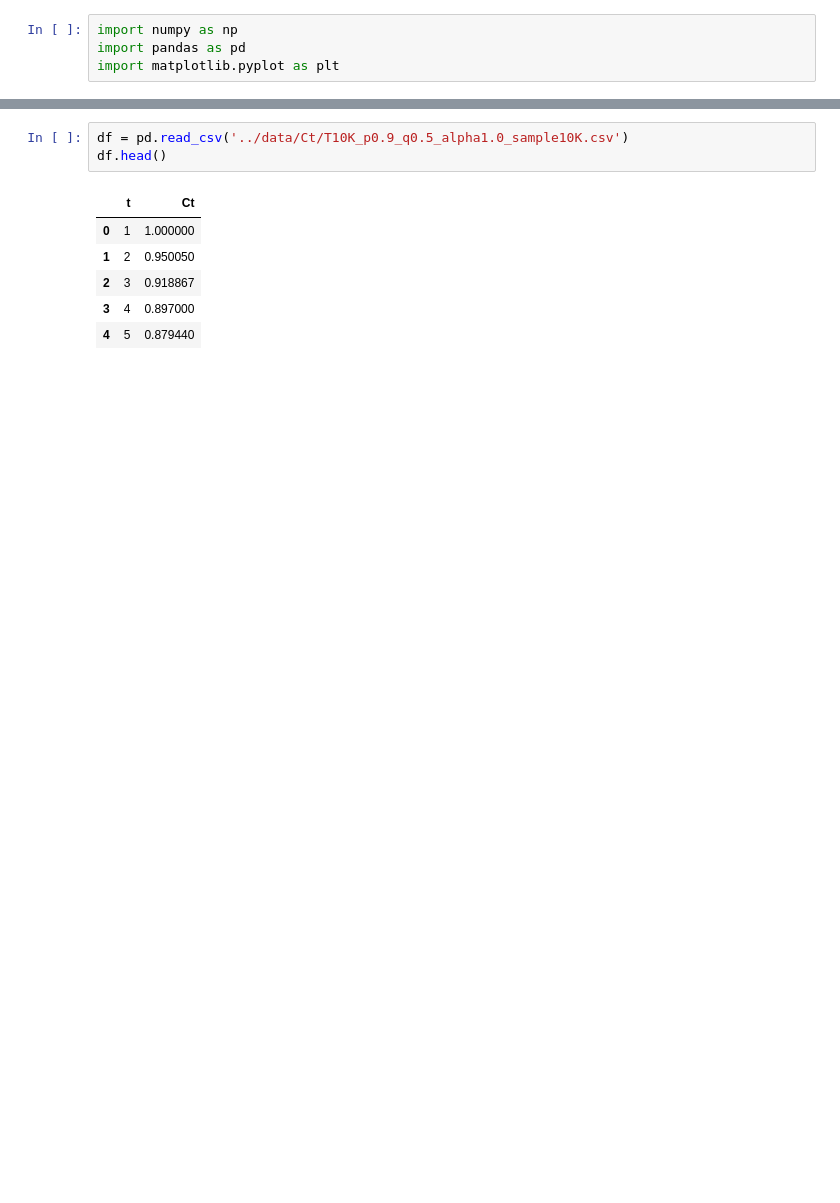
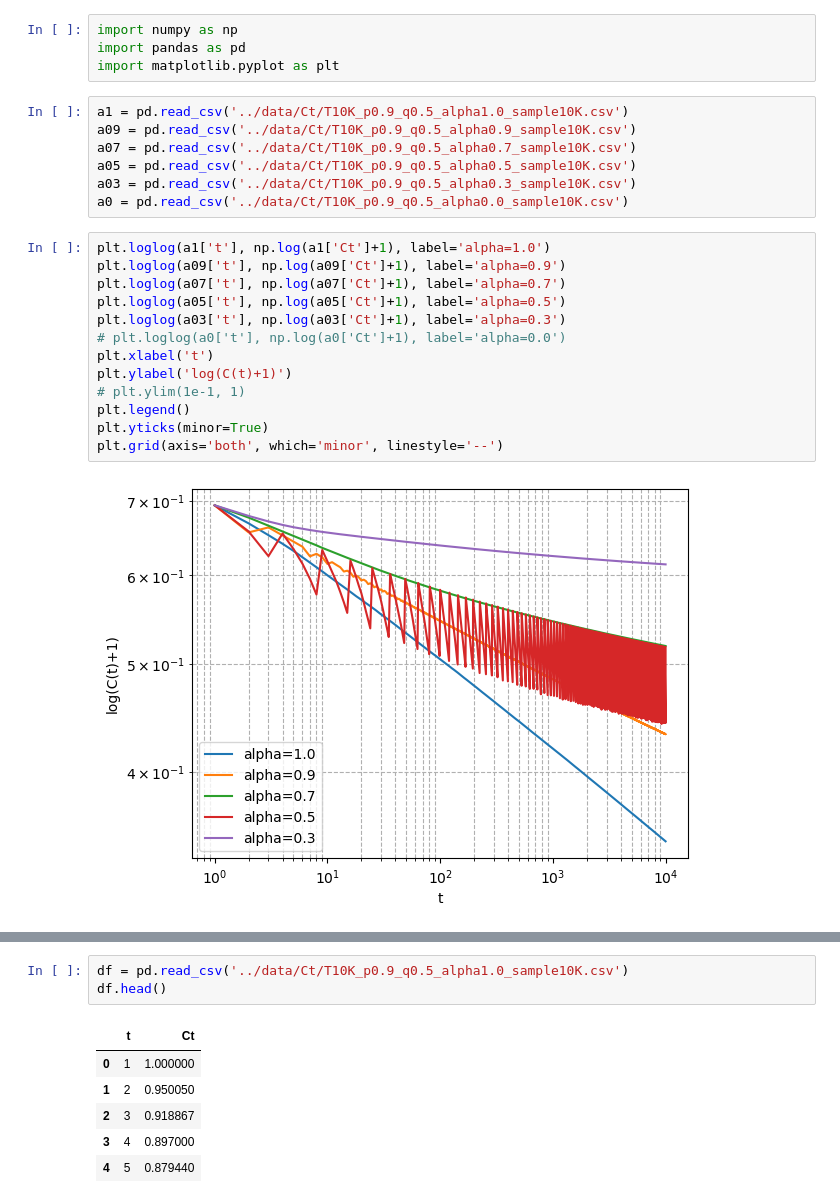
Before and after one commit to LABO-M/Polya-Urn, a Jupyter notebook: notebooks/plotting.ipynb, the cells around one changed output, grey strips where cells are left out. Saved outputs shown, nothing was run; the diff lists cells and outputs as text; blank space fills up the shorter version.

```diff
--- a/notebooks/plotting.ipynb
+++ b/notebooks/plotting.ipynb
@@ -2,3 +2,25 @@
 import numpy as np
 import pandas as pd
 import matplotlib.pyplot as plt
+# %%
+a1 = pd.read_csv('../data/Ct/T10K_p0.9_q0.5_alpha1.0_sample10K.csv')
+a09 = pd.read_csv('../data/Ct/T10K_p0.9_q0.5_alpha0.9_sample10K.csv')
+a07 = pd.read_csv('../data/Ct/T10K_p0.9_q0.5_alpha0.7_sample10K.csv')
+a05 = pd.read_csv('../data/Ct/T10K_p0.9_q0.5_alpha0.5_sample10K.csv')
+a03 = pd.read_csv('../data/Ct/T10K_p0.9_q0.5_alpha0.3_sample10K.csv')
+a0 = pd.read_csv('../data/Ct/T10K_p0.9_q0.5_alpha0.0_sample10K.csv')
+# %%
+plt.loglog(a1['t'], np.log(a1['Ct']+1), label='alpha=1.0')
+plt.loglog(a09['t'], np.log(a09['Ct']+1), label='alpha=0.9')
+plt.loglog(a07['t'], np.log(a07['Ct']+1), label='alpha=0.7')
+plt.loglog(a05['t'], np.log(a05['Ct']+1), label='alpha=0.5')
+plt.loglog(a03['t'], np.log(a03['Ct']+1), label='alpha=0.3')
+# plt.loglog(a0['t'], np.log(a0['Ct']+1), label='alpha=0.0')
+plt.xlabel('t')
+plt.ylabel('log(C(t)+1)')
+# plt.ylim(1e-1, 1)
+plt.legend()
+plt.yticks(minor=True)
+plt.grid(axis='both', which='minor', linestyle='--')
+# %% [output]
+[figure, added]
```
Also changed, not shown: parts of 9 cells of this notebook, 6 other files.
